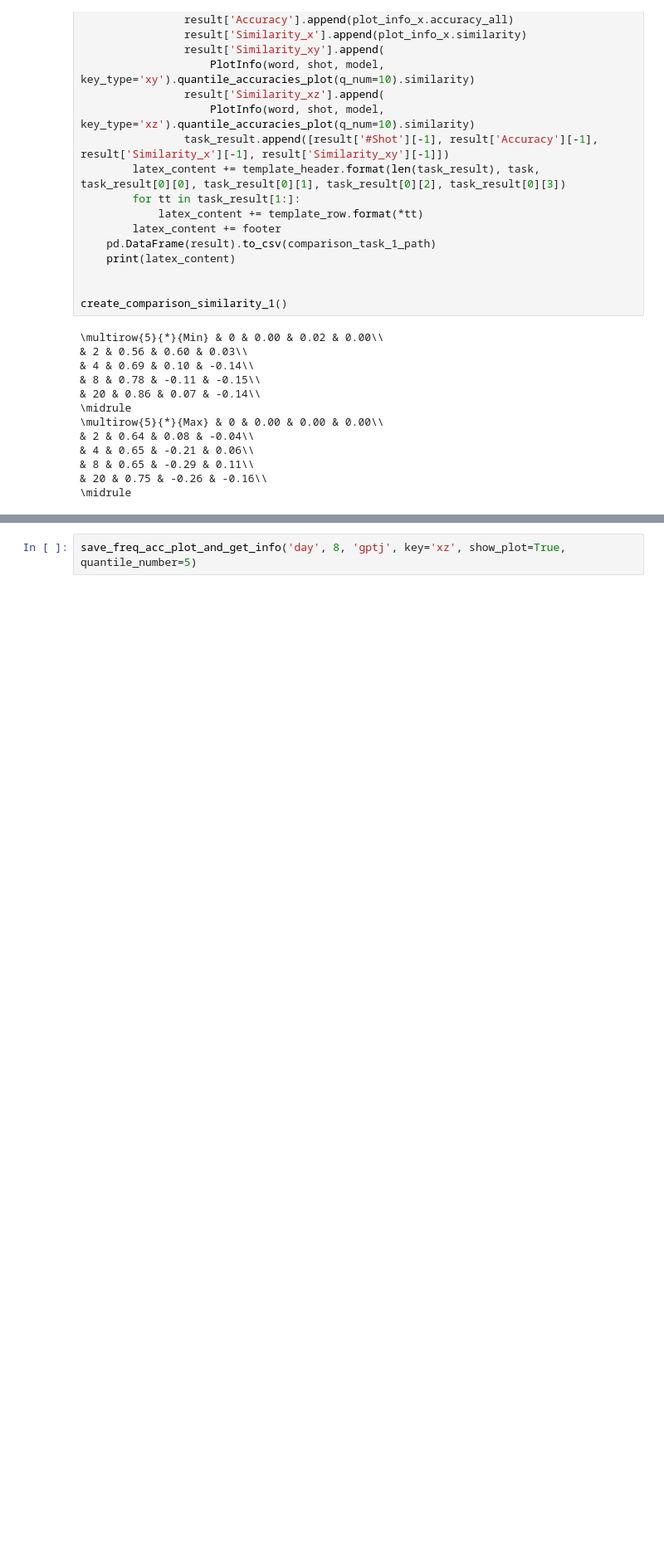
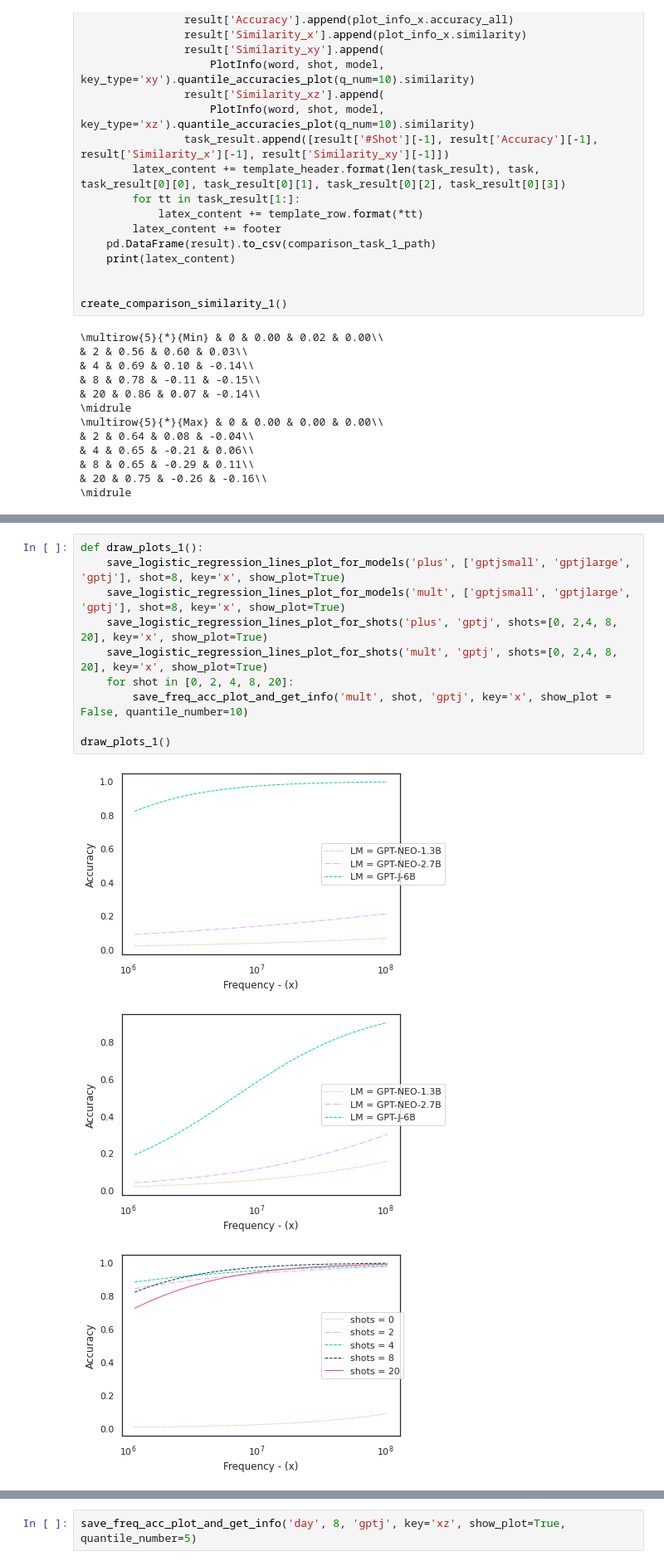
Before and after one commit to yasamanrazeghi7/TermFrequency, a Jupyter notebook: GPTAnalyzer/AggregateResults/clean_plots.ipynb, the cells around one changed output, grey strips where cells are left out. Shown at 83% size. Cells and saved outputs as stored; diff of their text form; blank space fills up the shorter version.

```diff
--- a/GPTAnalyzer/AggregateResults/clean_plots.ipynb
+++ b/GPTAnalyzer/AggregateResults/clean_plots.ipynb
@@ -220,0 +308,14 @@ Total Not Found for key xz is 215
+# %%
+def draw_plots_1():
+    save_logistic_regression_lines_plot_for_models('plus', ['gptjsmall', 'gptjlarge', 'gptj'], shot=8, key='x', show_plot=True)
+    save_logistic_regression_lines_plot_for_models('mult', ['gptjsmall', 'gptjlarge', 'gptj'], shot=8, key='x', show_plot=True)
+    save_logistic_regression_lines_plot_for_shots('plus', 'gptj', shots=[0, 2,4, 8, 20], key='x', show_plot=True)
+    save_logistic_regression_lines_plot_for_shots('mult', 'gptj', shots=[0, 2,4, 8, 20], key='x', show_plot=True)
+    for shot in [0, 2, 4, 8, 20]:
+        save_freq_acc_plot_and_get_info('mult', shot, 'gptj', key='x', show_plot = False, quantile_number=10)
+
+draw_plots_1()
+# %% [output]
+[figure, added]
+[figure, added]
+[figure, added]
```
Also changed, not shown: parts of 4 cells of this notebook, 1 other file.
